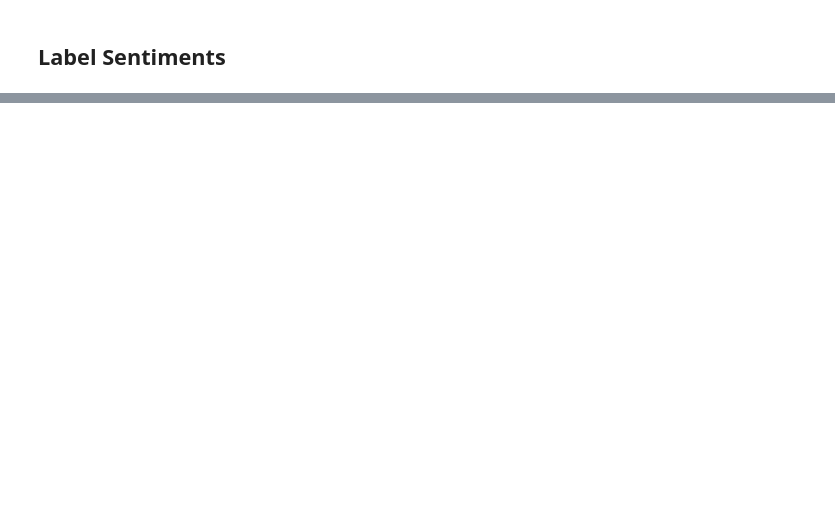
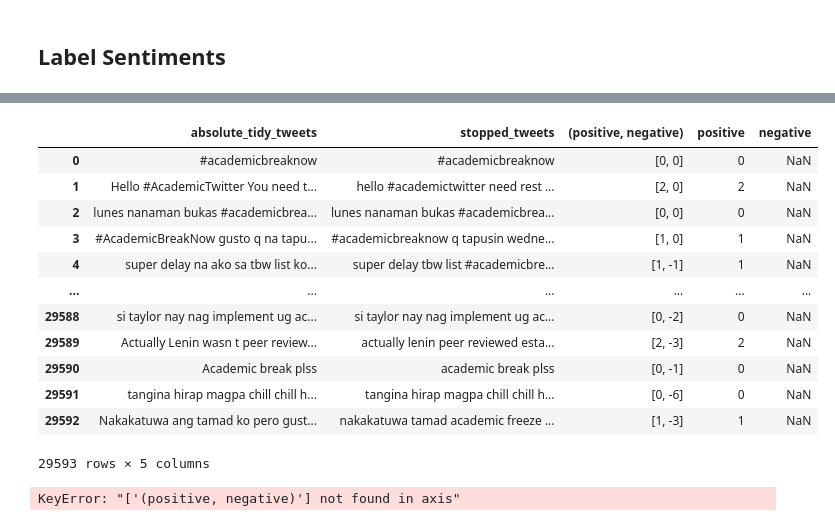
Before and after one commit to majogamit/Academic-Situation-Sentiment-Analysis, a Jupyter notebook: label_sentiments.ipynb, the cells around one changed output, grey strips where cells are left out. Cells and saved outputs as stored; diff of their text form; code cells hidden in the pictures; blank space fills up the shorter version.

Commit message:
Count toal positive and negative sentiments

```diff
--- a/label_sentiments.ipynb
+++ b/label_sentiments.ipynb
@@ -31,4 +36,7 @@ neg_fil = np.concatenate((neg_fil, badwords))
 # %%
 neg_eng = loadtxt('negative_words_en.txt', dtype='object')
 pos_eng = loadtxt('positive_words_en.txt', dtype='object')
+# %%
+negative_data = np.concatenate((neg_fil, neg_eng))
+positive_data = np.concatenate((pos_fil, pos_eng))
 # %%
@@ -35,0 +50,2 @@ negative_data
+# %%
+dataset = dataset[['absolute_tidy_tweets', 'stopped_tweets']]
@@ -35,0 +68,10 @@ negative_data
+# %%
+def label_positive(text):
+    tk = WhitespaceTokenizer()
+    tokens = tk.tokenize(text)
+    tokens = [token.strip() for token in tokens]
+    positive = 0
+    for token in tokens:
+        if token in positive_data:
+            positive = positive + 1
+    return positive
@@ -35,0 +88,18 @@ negative_data
+# %%
+dataset['positive']=dataset['absolute_tidy_tweets'].apply(label_positive)
+# %%
+dataset
+# %% [output]
+|  | absolute_tidy_tweets | stopped_tweets | (positive, negative) | positive | negative |
+| 0 | #academicbreaknow | #academicbreaknow | [0, 0] | 0 | NaN |
+| 1 | Hello #AcademicTwitter You need t... | hello #academictwitter need rest ... | [2, 0] | 2 | NaN |
+| 2 | lunes nanaman bukas #academicbrea... | lunes nanaman bukas #academicbrea... | [0, 0] | 0 | NaN |
+| 3 | #AcademicBreakNow gusto q na tapu... | #academicbreaknow q tapusin wedne... | [1, 0] | 1 | NaN |
+| 4 | super delay na ako sa tbw list ko... | super delay tbw list #academicbre... | [1, -1] | 1 | NaN |
+| ... | ... | ... | ... | ... | ... |
+| 29588 | si taylor nay nag implement ug ac... | si taylor nay nag implement ug ac... | [0, -2] | 0 | NaN |
+| 29589 | Actually Lenin wasn t peer review... | actually lenin peer reviewed esta... | [2, -3] | 2 | NaN |
+| 29590 | Academic break plss | academic break plss | [0, -1] | 0 | NaN |
+| 29591 | tangina hirap magpa chill chill h... | tangina hirap magpa chill chill h... | [0, -6] | 0 | NaN |
+| 29592 | Nakakatuwa ang tamad ko pero gust... | nakakatuwa tamad academic freeze ... | [1, -3] | 1 | NaN |
+29593 rows × 5 columns
@@ -35,0 +108,4 @@ negative_data
+# %%
+dataset.drop('(positive, negative)', inplace=True, axis=1)
+# %% [output]
+KeyError: "['(positive, negative)'] not found in axis"
```
Also changed, not shown: parts of 13 cells of this notebook.
